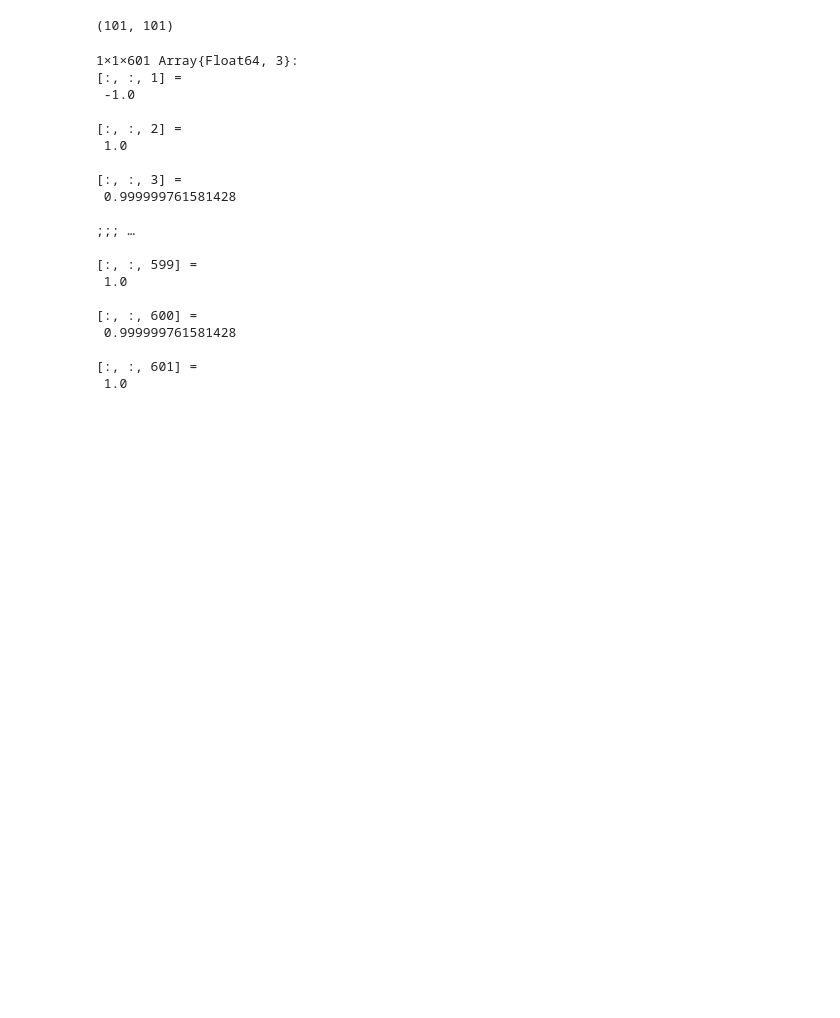
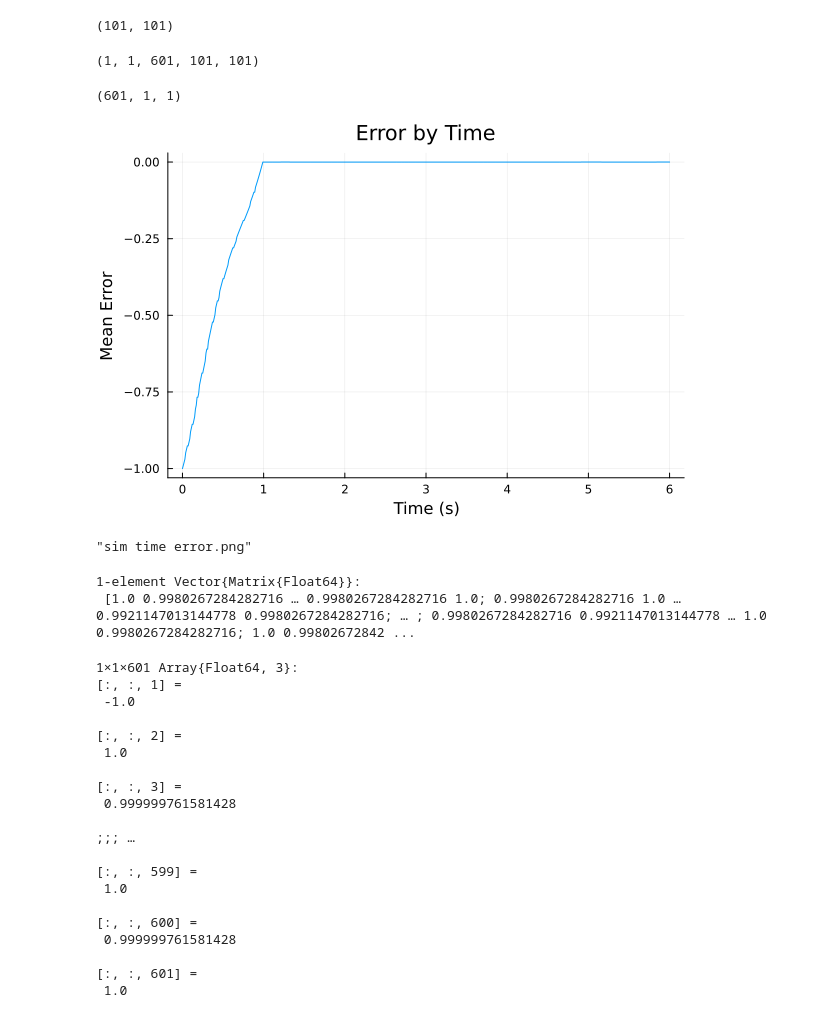
Before and after one commit to wilkieolin/phasor_julia, a Jupyter notebook: similarity test.ipynb, the cells around one changed output. Cells and saved outputs as stored; diff of their text form; code cells hidden in the pictures; blank space fills up the shorter version.

```diff
--- a/similarity test.ipynb
+++ b/similarity test.ipynb
@@ -91,6 +91,34 @@ sims_2
 size(sims_2)
 # %% [output]
 (101, 101)
+# %%
+sims_3 = stack(sims_2);
+# %%
+size(sims_3)
+# %% [output]
+(1, 1, 601, 101, 101)
+# %%
+avg_error = mean(sims_3[1,1,:,:,:] .- reshape(sims, (1, 101, 101)), dims=(2,3));
+# %%
+avg_error |> size
+# %% [output]
+(601, 1, 1)
+# %%
+error_time = plot(0:0.01:6.0, avg_error |> vec, label=missing)
+xlabel!("Time (s)")
+ylabel!("Mean Error")
+title!("Error by Time")
+# %% [output]
+[figure, added]
+# %%
+png(error_time, "sim time error.png")
+# %% [output]
+"sim time error.png"
+# %%
+error_by_time = [sims]
+# %% [output]
+1-element Vector{Matrix{Float64}}:
+ [1.0 0.9980267284282716 … 0.9980267284282716 1.0; 0.9980267284282716 1.0 … 0.9921147013144778 0.9980267284282716; … ; 0.9980267284282716 0.9921147013144778 … 1.0 0.9980267284282716; 1.0 0.99802672842 ...
 # %%
 sims_2[1,1]
 # %% [output]
```
Also changed, not shown: parts of 7 cells of this notebook.
